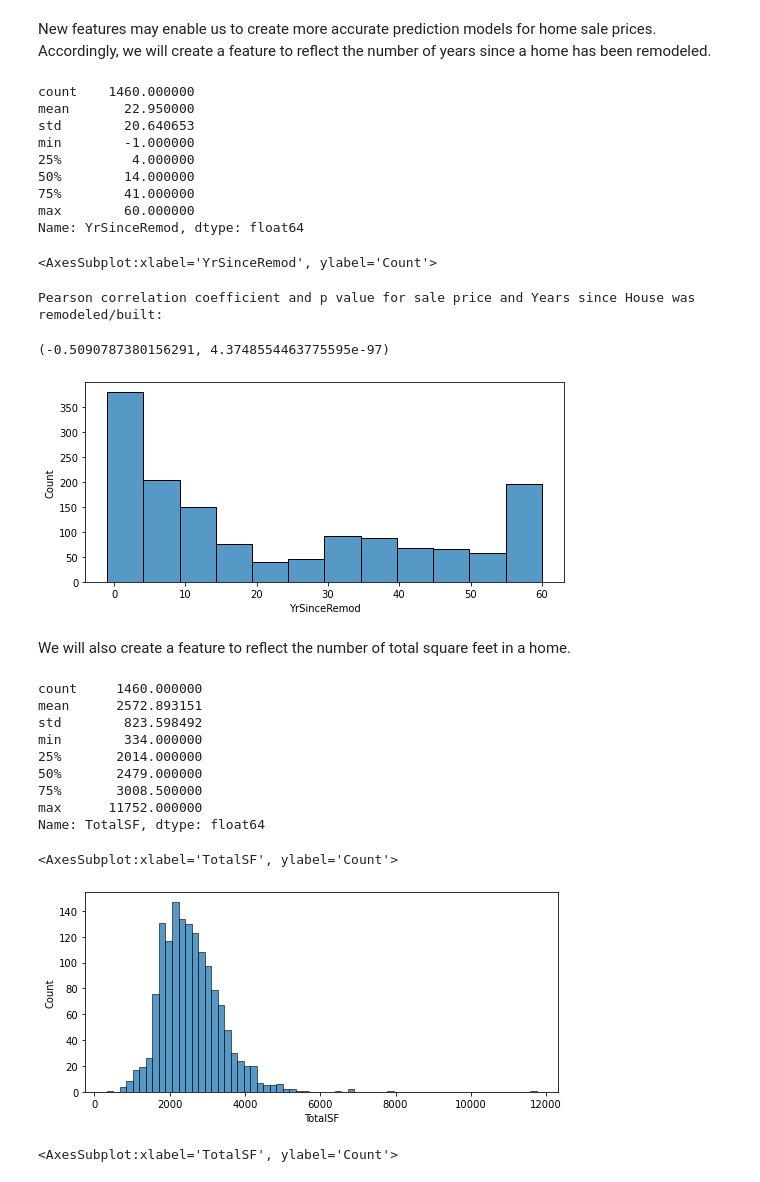
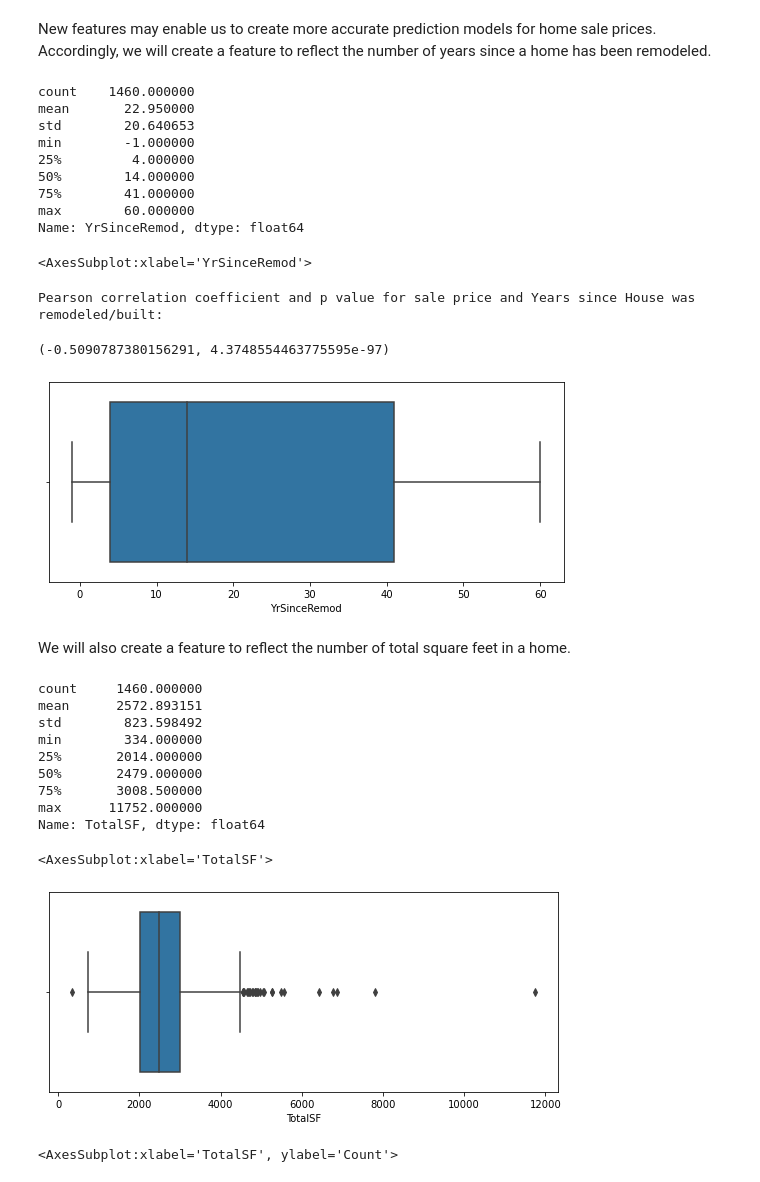
Before and after one commit to Steve-Desilets/MSDS-422-Module-2-Assignment, a Jupyter notebook: Module 2 Assignment - Group 3.ipynb, the cells around one changed output. Saved outputs shown, nothing was run; the diff lists cells and outputs as text; code cells hidden in the pictures.

```diff
--- a/Module 2 Assignment - Group 3.ipynb
+++ b/Module 2 Assignment - Group 3.ipynb
@@ -498,7 +498,7 @@ group1 group2   meandiff   p-adj     lower        upper     reject
 Encode important categorical variables
 # %%
 from sklearn.preprocessing import LabelEncoder
-important_categorical = ['ExterQual', 'BsmtQual', 'FireplaceQu', 'KitchenQual', 'CentralAir','Street']
+important_categorical = ['ExterQual', 'BsmtQual', 'FireplaceQu', 'KitchenQual']
 
 # process columns, apply LabelEncoder to categorical features
 for i in important_categorical:
@@ -523,35 +521,36 @@ New features may enable us to create more accurate prediction models for home sa
 # %%
 # create new variable, years since the house has been remodeled from selling date (use construction date if no remodeling or additions)
 housing_training_data['YrSinceRemod'] = housing_training_data['YrSold'] - housing_training_data['YearRemodAdd']
 housing_training_data['YrSinceRemod'].describe()
-sns.histplot(data=housing_training_data, x="YrSinceRemod")
+# create boxplot of YrSinceRemod
+sns.boxplot(x = 'YrSinceRemod', data=housing_training_data)
 
 #Pearson correlation coefficient and p value for sale price and GarageArea (Size of garage in square feet):
 res6 = stats.pearsonr(housing_training_data.YrSinceRemod, housing_training_data.SalePrice)
 print("Pearson correlation coefficient and p value for sale price and Years since House was remodeled/built:")
 res6
 # %% [output]
 count    1460.000000
 mean       22.950000
 std        20.640653
 min        -1.000000
 25%         4.000000
 50%        14.000000
 75%        41.000000
 max        60.000000
 Name: YrSinceRemod, dtype: float64
-<AxesSubplot:xlabel='YrSinceRemod', ylabel='Count'>
+<AxesSubplot:xlabel='YrSinceRemod'>
 Pearson correlation coefficient and p value for sale price and Years since House was remodeled/built:
 (-0.5090787380156291, 4.3748554463775595e-97)
-[figure, old version]
+[figure, new version]
 # %% [markdown]
 We will also create a feature to reflect the number of total square feet in a home.
 # %%
 # create new variable TotalSF
 housing_training_data['TotalSF'] = housing_training_data['TotalBsmtSF'] + housing_training_data['GrLivArea']
 housing_training_data['TotalSF'].describe()
-# visualize distribution
-sns.histplot(data=housing_training_data, x="TotalSF")
+# create boxplot of TotalSF
+sns.boxplot(x = 'TotalSF', data=housing_training_data)
 # %% [output]
 count     1460.000000
 mean      2572.893151
@@ -562,8 +561,8 @@ min        334.000000
 75%       3008.500000
 max      11752.000000
 Name: TotalSF, dtype: float64
-<AxesSubplot:xlabel='TotalSF', ylabel='Count'>
+<AxesSubplot:xlabel='TotalSF'>
-[figure, old version]
+[figure, new version]
 # %%
 # drop large outlier from the dataframe
 housing_training_data.drop(housing_training_data[housing_training_data['TotalSF'] > 6000].index, inplace=True)
```
Also changed, not shown: parts of 52 cells of this notebook.
